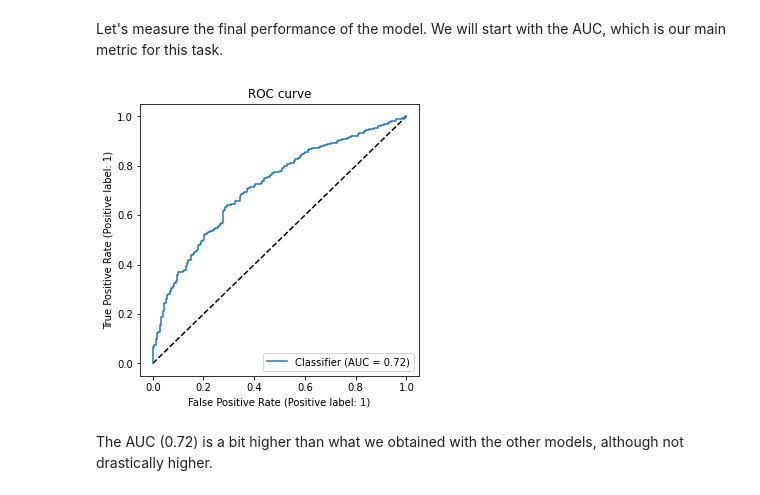
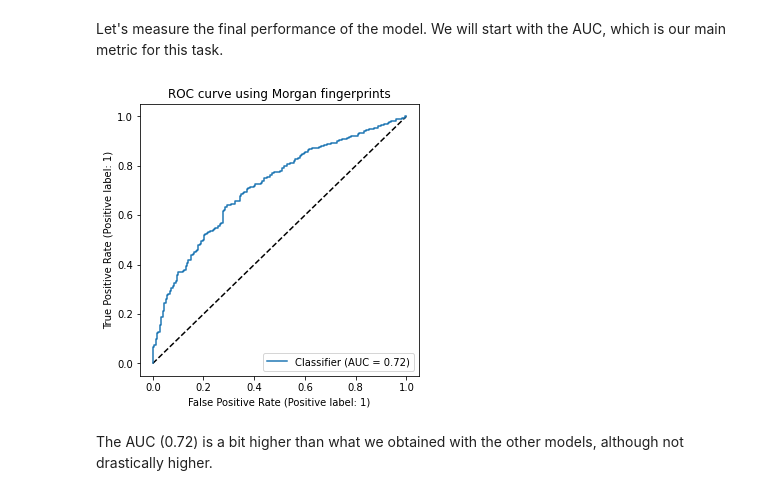
Before and after one commit to yannick-lc/test-servier, a Jupyter notebook: notebooks/2 - Model 1 - Morgan fingerprints.ipynb, the cells around one changed output. Cells and saved outputs as stored; diff of their text form; code cells hidden in the pictures.

```diff
--- a/notebooks/2 - Model 1 - Morgan fingerprints.ipynb
+++ b/notebooks/2 - Model 1 - Morgan fingerprints.ipynb
@@ -225,11 +225,11 @@ Let's measure the final performance of the model. We will start with the AUC, wh
 predicted_proba = model.predict_proba(X_test)
 # %%
 fig = plt.figure(figsize=(5,5))
-plt.plot([0,1], [0,1], "--k");plt.title("ROC curve")
+plt.plot([0,1], [0,1], "--k");plt.title("ROC curve using Morgan fingerprints")
 RocCurveDisplay.from_predictions(y_test, predicted_proba, ax=fig.axes[0])
 plt.show()
 # %% [output]
-[figure, old version]
+[figure, new version]
 # %% [markdown]
 The AUC (0.72) is a bit higher than what we obtained with the other models, although not drastically higher.
 # %% [markdown]
```
Also changed, not shown: 16 other files.
